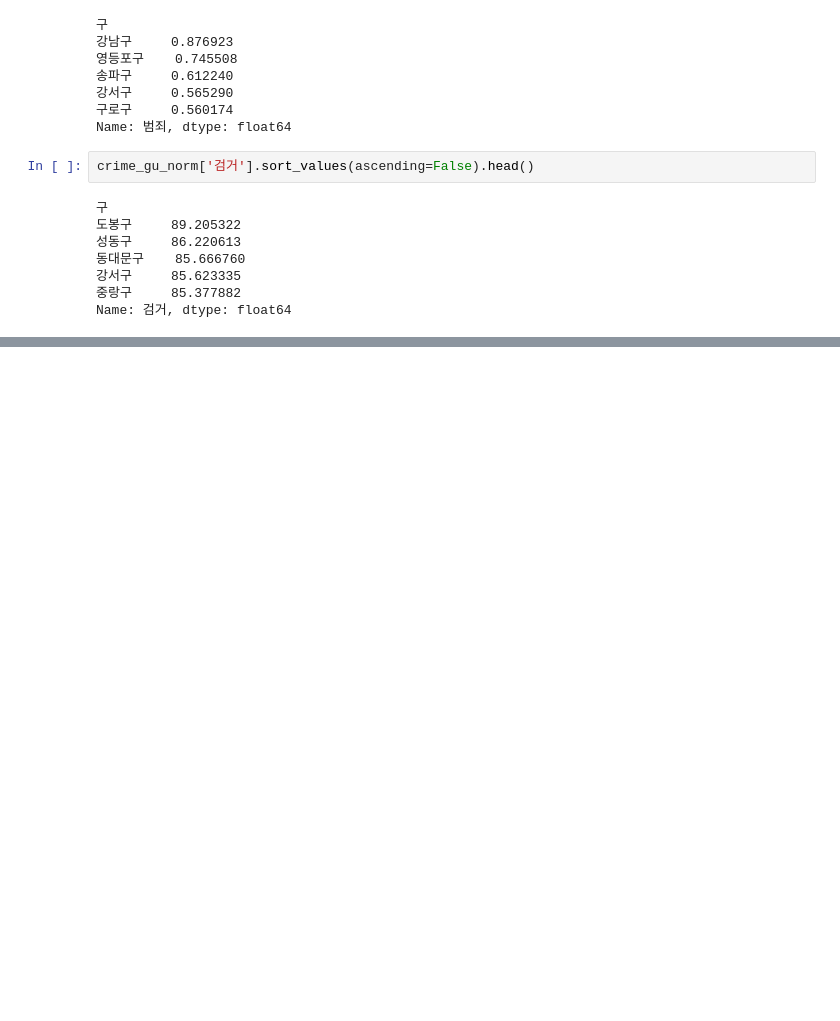
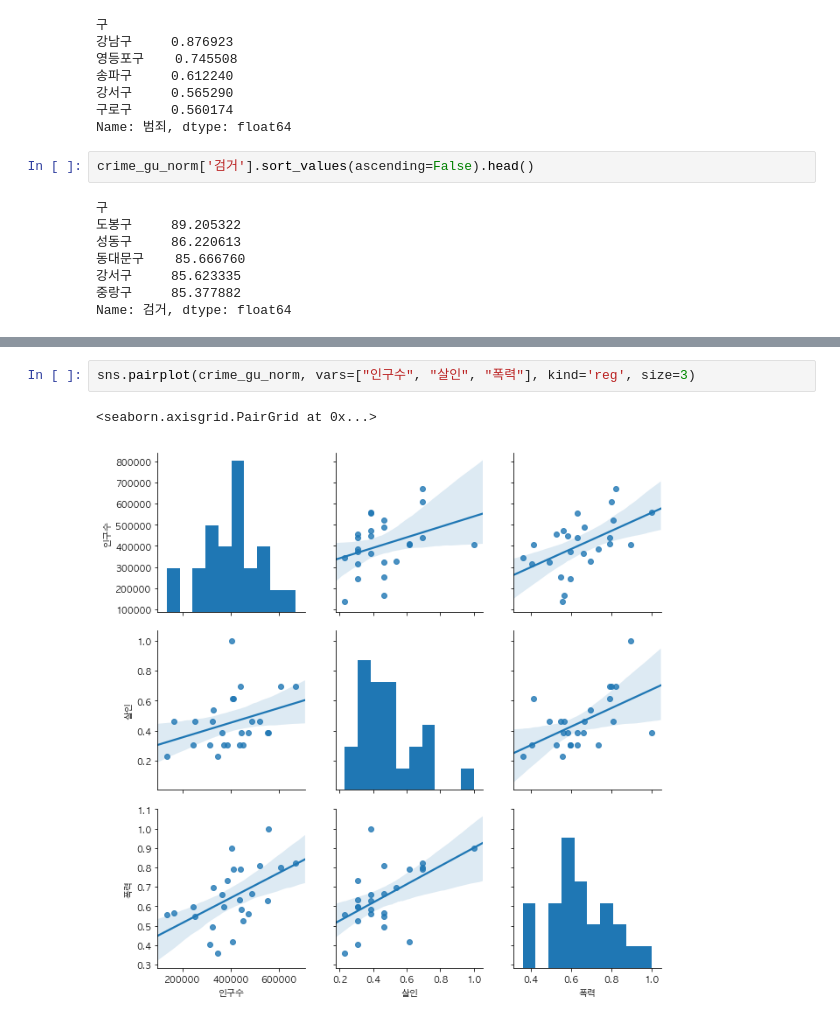
Before and after one commit to nickjw0205/Vacation_SP, a Jupyter notebook: source_code/Untitled1.ipynb, the cells around one changed output, grey strips where cells are left out. Drawn from its saved outputs; the diff is of its cells as text; blank space fills up the shorter version.

```diff
--- a/source_code/Untitled1.ipynb
+++ b/source_code/Untitled1.ipynb
@@ -477,0 +523,5 @@ crime_gu_norm[''].sort_values(ascending=False).head()
+# %%
+sns.pairplot(crime_gu_norm, vars=["인구수", "살인", "폭력"], kind='reg', size=3)
+# %% [output]
+<seaborn.axisgrid.PairGrid at 0x...>
+[figure, added]
```
Also changed, not shown: parts of 24 cells of this notebook, 5 other files.
